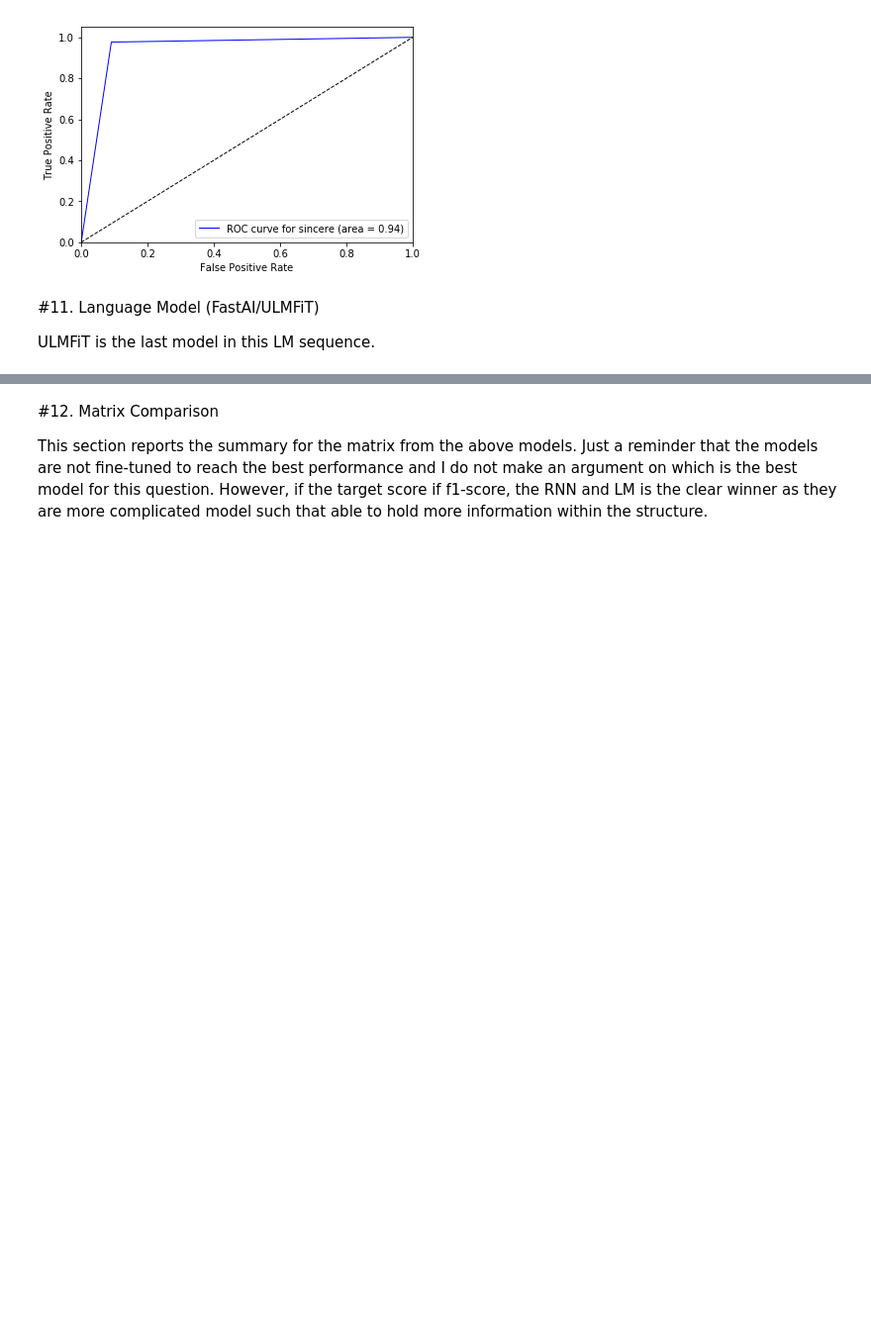
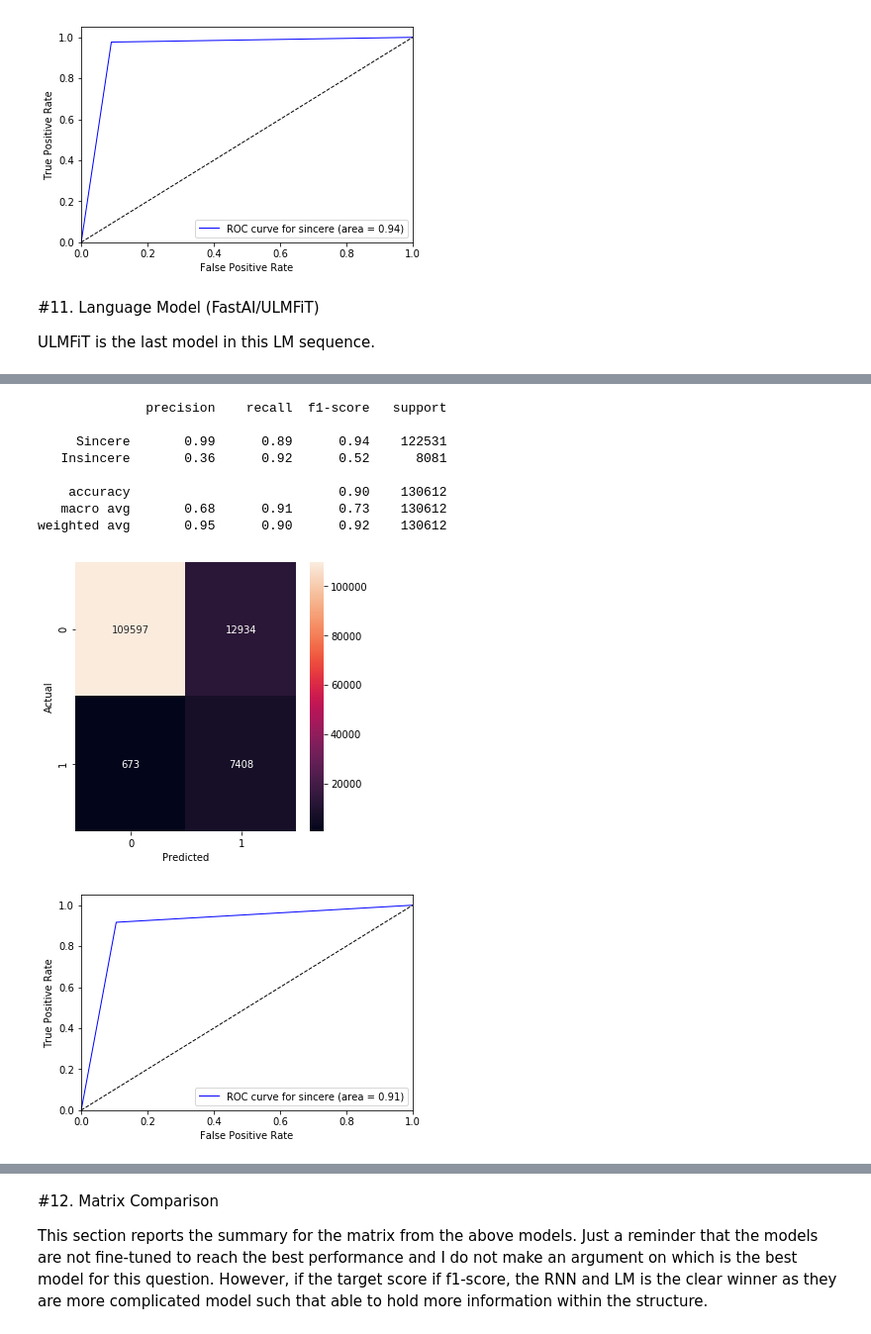
Before and after one commit to yungnien/Springboard, a Jupyter notebook: capstone/Capstone.ipynb, the cells around one changed output, grey strips where cells are left out. Shown at 99% size. Cells and saved outputs as stored; diff of their text form; code cells hidden in the pictures; blank space fills up the shorter version.

```diff
--- a/capstone/Capstone.ipynb
+++ b/capstone/Capstone.ipynb
@@ -1602,0 +1602,21 @@ store_matrix("ULMFiT (dev)", y_dev, pred)
+# %%
+pred_f = load(path+'pred_f.sav')
+pred_b = load(path+'pred_b.sav')
+# %%
+pred_f_1 = list(list(zip(*pred_f))[1])
+pred_b_1 = list(list(zip(*pred_b))[1])
+# %%
+report(y_dev.values, pred_f_1)
+plot_roc(y_dev.values, pred_f_1)
+store_matrix("ULMFiT forward (dev)", y_dev.values, pred_f_1)
+# %% [output]
+              precision    recall  f1-score   support
+
+     Sincere       0.99      0.89      0.94    122531
+   Insincere       0.36      0.92      0.52      8081
+
+    accuracy                           0.90    130612
+   macro avg       0.68      0.91      0.73    130612
+weighted avg       0.95      0.90      0.92    130612
+[figure, added]
+[figure, added]
```
Also changed, not shown: parts of 17 cells of this notebook.
